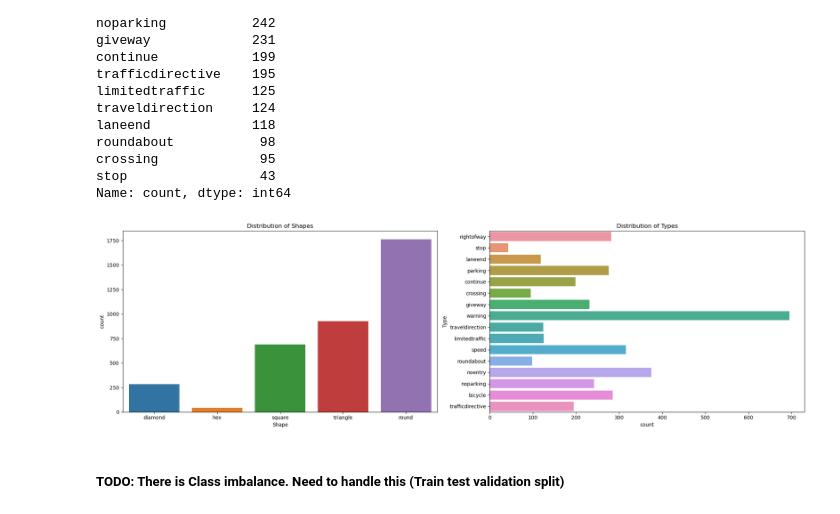
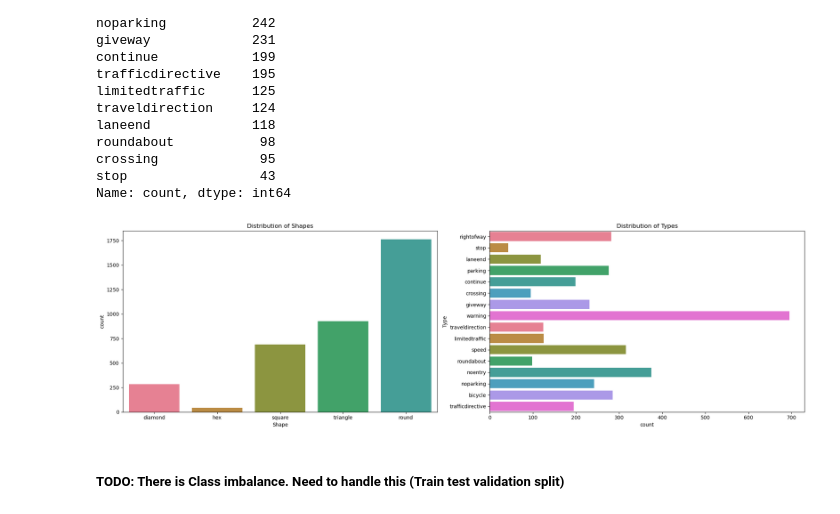
Before and after one commit to ashwin-sreejith/Traffic_Sign_Detection, a Jupyter notebook: traffic_sign_detection.ipynb, the cells around one changed output. Saved outputs shown, nothing was run; the diff lists cells and outputs as text; code cells hidden in the pictures.

```diff
--- a/traffic_sign_detection.ipynb
+++ b/traffic_sign_detection.ipynb
@@ -126,21 +130,23 @@ crossing             95
 stop                 43
 Name: count, dtype: int64
 # %%
+custom_palette = sns.color_palette("husl", 8)
+
 # plot distribution of each class
 fig, axs = plt.subplots(1, 2, figsize=(20,6))
 
 # Plot distribution of each class within shape
-sns.countplot(data=df, x='Shape', ax=axs[0])
+sns.countplot(data=df, x='Shape', ax=axs[0], palette=custom_palette)
 axs[0].set_title('Distribution of Shapes')
 
 # Plot distribution of each class within type
-sns.countplot(data=df, y='Type', ax=axs[1])
+sns.countplot(data=df, y='Type', ax=axs[1], palette=custom_palette)
 axs[1].set_title('Distribution of Types')
 
 plt.tight_layout()
 plt.show()
 # %% [output]
-[figure, old version]
+[figure, new version]
 # %% [markdown]
 ##### TODO: There is Class imbalance. Need to handle this (Train test validation split)
 # %% [markdown]
```
Also changed, not shown: parts of 21 cells of this notebook, 7 other files.
